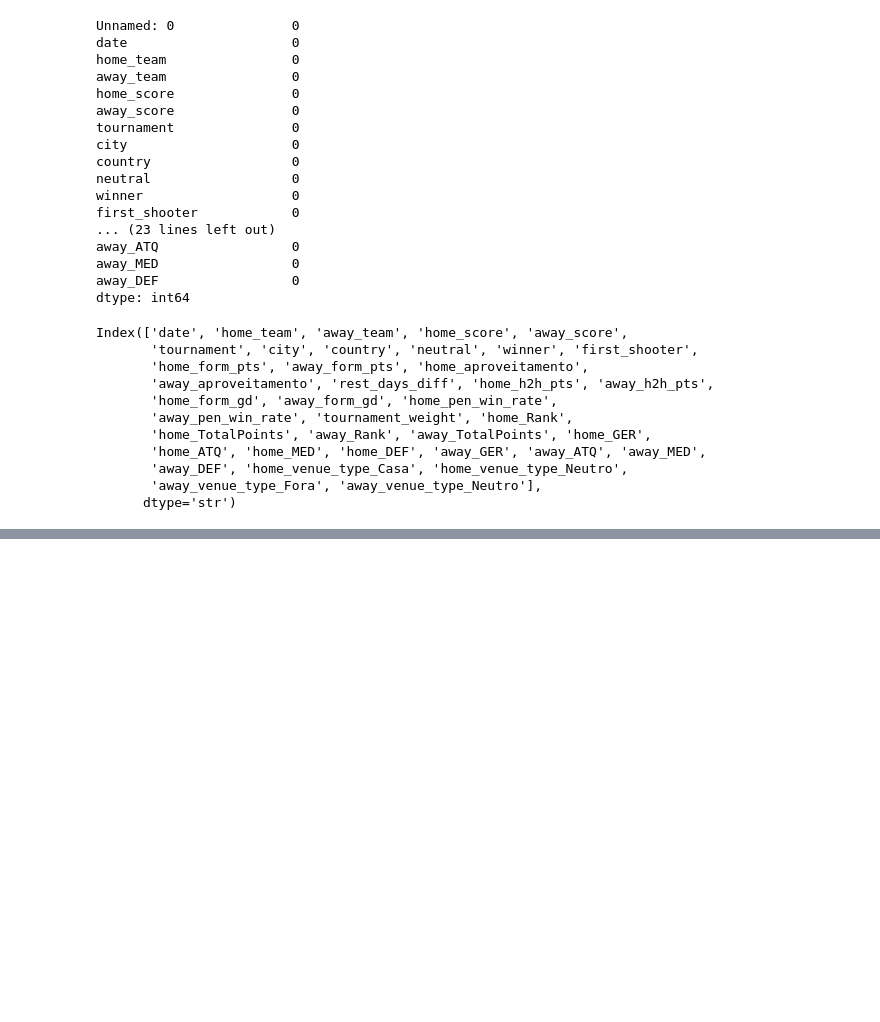
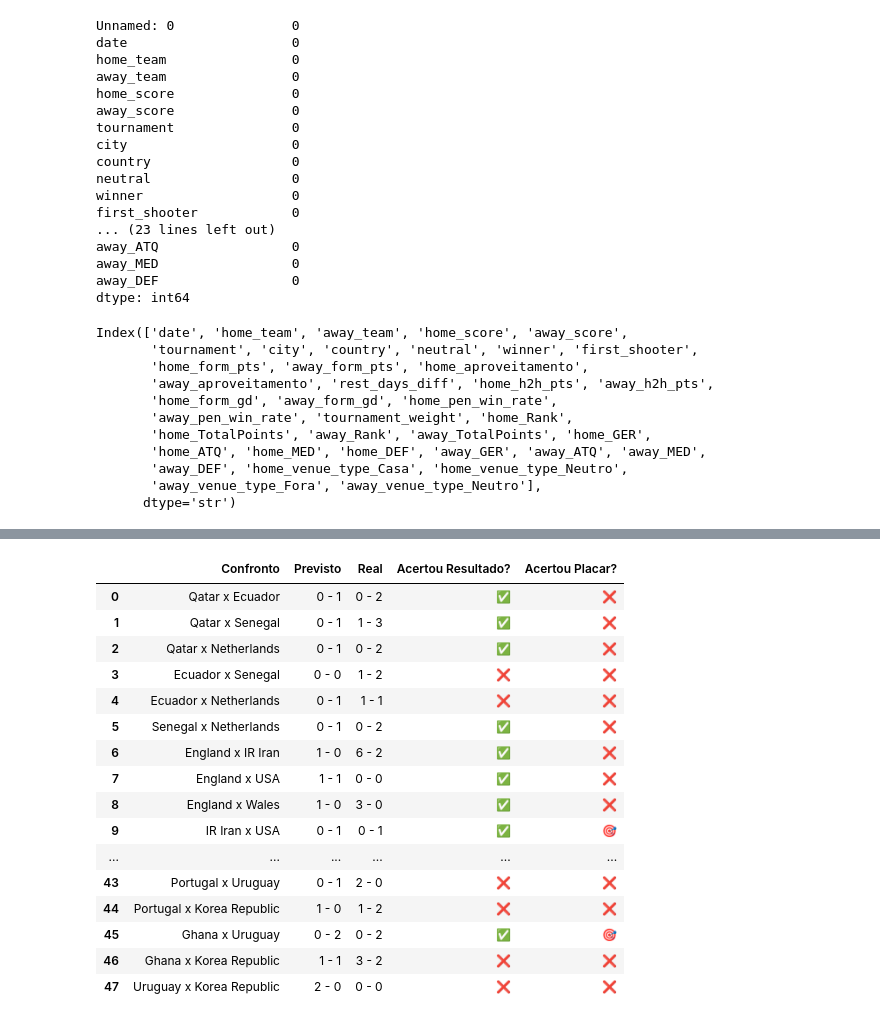
Before and after one commit to EnzoAlvesBarcelosGripp/wc26-match-predictor, a Jupyter notebook: Modelo.ipynb, the cells around one changed output, grey strips where cells are left out. Saved outputs shown, nothing was run; the diff lists cells and outputs as text; code cells hidden in the pictures; blank space fills up the shorter version.

```diff
--- a/Modelo.ipynb
+++ b/Modelo.ipynb
@@ -566,0 +48,78 @@ display(df_submissao_final.tail(10)) # Mostra os últimos 10 jogos (Finais) para
+# %%
+# ============================================================
+# SEÇÃO 6: VALIDAÇÃO DE PRECISÃO (BACKTESTING COPA 2022)
+# ============================================================
+print("=" * 62)
+print("🎯 AVALIAÇÃO DE PRECISÃO DO MODELO (FASE DE GRUPOS 2022)")
+print("=" * 62)
+
+# 1. Isolar os resultados reais da Copa do Mundo de 2022
+# A fase de grupos ocorreu aproximadamente entre 20/11/2022 e 02/12/2022
+df_real_wc = df[(df['date'] >= '2022-11-20') &
+                (df['date'] <= '2022-12-02') &
+                (df['tournament'] == 'FIFA World Cup')]
+
+acertos_resultado = 0 # Vitória Mandante, Vitória Visitante ou Empate
+acertos_placar = 0    # Placar Exato (ex: 2-1 cravado)
+total_jogos = 0
+jogos_avaliados = []
+
+for jogo in jogos_grupo_2022:
+    t1 = jogo['home_team']
+    t2 = jogo['away_team']
+
+    # 2. Resgatar a previsão feita pelo Monte Carlo
+    cnt = acc_placar_grupo.get((t1, t2), Counter())
+    if not cnt:
+        continue
+
+    # <-- VOLTAMOS AQUI PARA A MODA (O Placar mais frequente) -->
+    (h_pred, a_pred), _ = cnt.most_common(1)[0]
+
+    if h_pred > a_pred: res_pred = 'Vencedor 1'
+    elif h_pred < a_pred: res_pred = 'Vencedor 2'
+    else: res_pred = 'Empate'
+
+    # 3. Procurar o jogo na base real (lidando com inversão de mandante/visitante)
+    jogo_real = df_real_wc[((df_real_wc['home_team'] == t1) & (df_real_wc['away_team'] == t2)) |
+                           ((df_real_wc['home_team'] == t2) & (df_real_wc['away_team'] == t1))]
+
+    if not jogo_real.empty:
+        total_jogos += 1
+        row_real = jogo_real.iloc[0]
+
+        # Normalizar o placar real para a perspectiva do T1
+        if row_real['home_team'] == t1:
+            h_real, a_real = row_real['home_score'], row_real['away_score']
+        else:
+            h_real, a_real = row_real['away_score'], row_real['home_score']
+
+        if h_real > a_real: res_real = 'Vencedor 1'
+        elif h_real < a_real: res_real = 'Vencedor 2'
+        else: res_real = 'Empate'
+
+        # 4. Computar Acertos
+        acertou_res = (res_pred == res_real)
+        acertou_pla = (h_pred == h_real and a_pred == a_real)
+
+        if acertou_res: acertos_resultado += 1
+        if acertou_pla: acertos_placar += 1
+
+        jogos_avaliados.append({
+            'Confronto': f"{t1} x {t2}",
+            'Previsto': f"{int(h_pred)} - {int(a_pred)}",
+            'Real': f"{int(h_real)} - {int(a_real)}",
+            'Acertou Resultado?': '✅' if acertou_res else '❌',
+            'Acertou Placar?': '🎯' if acertou_pla else '❌'
+        })
+
+# 5. Exibir o Relatório
+print(f"Total de jogos avaliados: {total_jogos} (Deveriam ser 48 na fase de grupos)")
+print(f"Precisão de Resultado (1x2): {(acertos_resultado / total_jogos) * 100:.1f}% ({acertos_resultado}/{total_jogos})")
+print(f"Precisão de Placar Exato:    {(acertos_placar / total_jogos) * 100:.1f}% ({acertos_placar}/{total_jogos})")
+
+print("\n┌─ DETALHAMENTO DOS JOGOS ──────────────────────────────────────────┐")
+df_relatorio = pd.DataFrame(jogos_avaliados)
+display(df_relatorio)
+print("└───────────────────────────────────────────────────────────────────┘")
+# %% [output]
@@ -566,0 +134,17 @@ display(df_submissao_final.tail(10)) # Mostra os últimos 10 jogos (Finais) para
+|  | Confronto | Previsto | Real | Acertou Resultado? | Acertou Placar? |
+| 0 | Qatar x Ecuador | 0 - 1 | 0 - 2 | ✅ | ❌ |
+| 1 | Qatar x Senegal | 0 - 1 | 1 - 3 | ✅ | ❌ |
+| 2 | Qatar x Netherlands | 0 - 1 | 0 - 2 | ✅ | ❌ |
+| 3 | Ecuador x Senegal | 0 - 0 | 1 - 2 | ❌ | ❌ |
+| 4 | Ecuador x Netherlands | 0 - 1 | 1 - 1 | ❌ | ❌ |
+| 5 | Senegal x Netherlands | 0 - 1 | 0 - 2 | ✅ | ❌ |
+| 6 | England x IR Iran | 1 - 0 | 6 - 2 | ✅ | ❌ |
+| 7 | England x USA | 1 - 1 | 0 - 0 | ✅ | ❌ |
+| 8 | England x Wales | 1 - 0 | 3 - 0 | ✅ | ❌ |
+| 9 | IR Iran x USA | 0 - 1 | 0 - 1 | ✅ | 🎯 |
+| ... | ... | ... | ... | ... | ... |
+| 43 | Portugal x Uruguay | 0 - 1 | 2 - 0 | ❌ | ❌ |
+| 44 | Portugal x Korea Republic | 1 - 0 | 1 - 2 | ❌ | ❌ |
+| 45 | Ghana x Uruguay | 0 - 2 | 0 - 2 | ✅ | 🎯 |
+| 46 | Ghana x Korea Republic | 1 - 1 | 3 - 2 | ❌ | ❌ |
+| 47 | Uruguay x Korea Republic | 2 - 0 | 0 - 0 | ❌ | ❌ |
```
Also changed, not shown: parts of 7 cells of this notebook, 1 other file.
